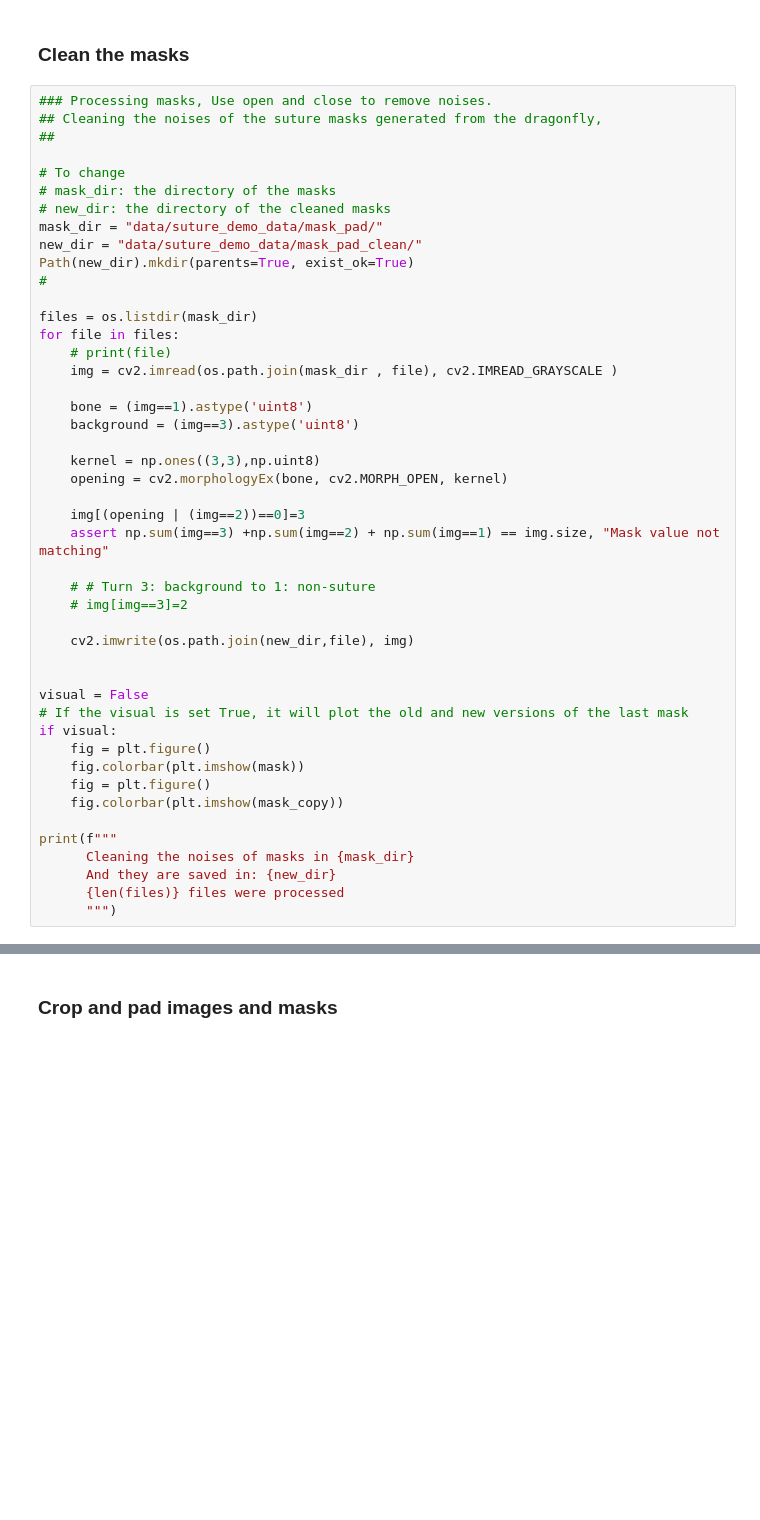
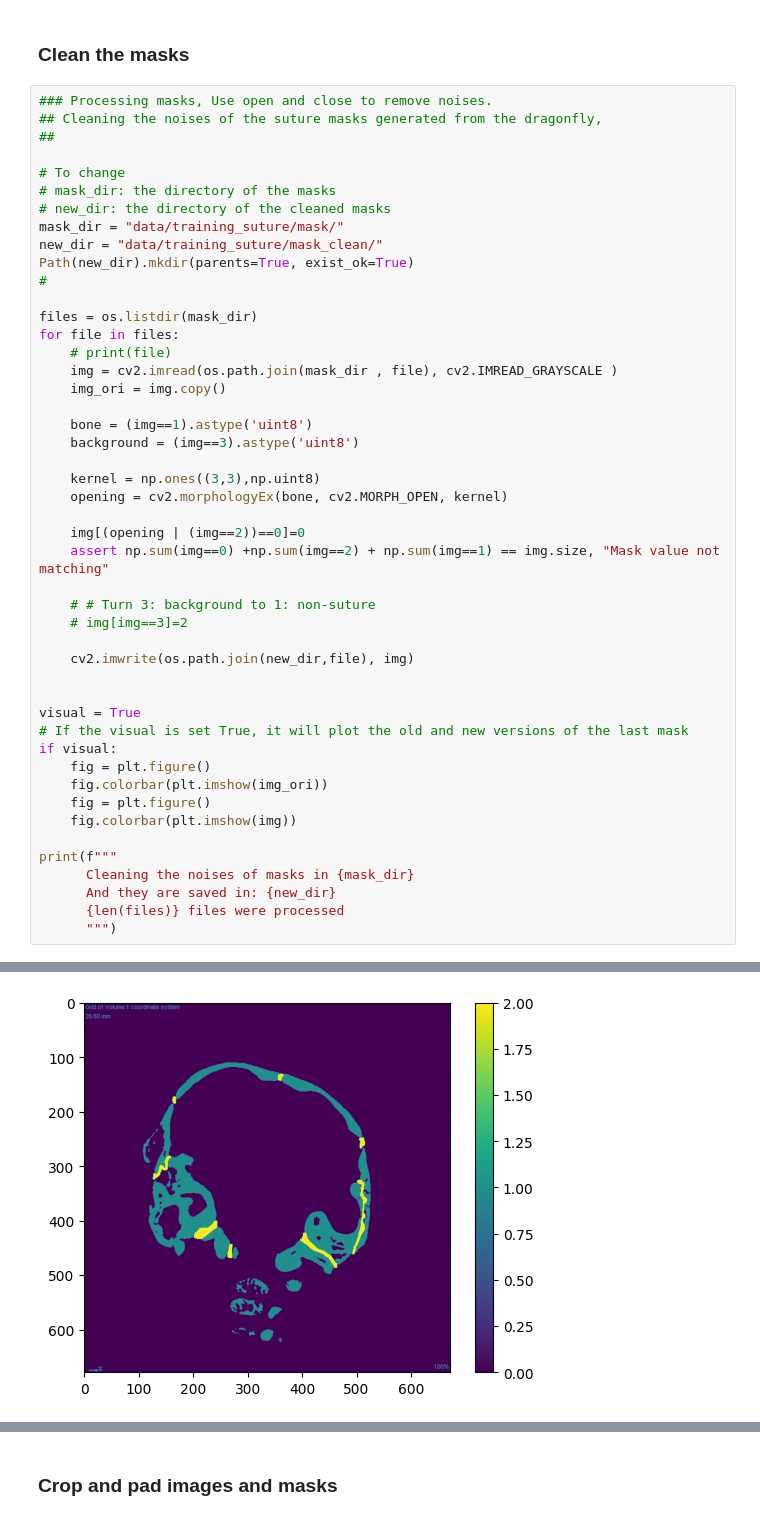
Before and after one commit to EchanHe/suture_dl_pipeline, a Jupyter notebook: process_training_set.ipynb, the cells around one changed output, grey strips where cells are left out. Cells and saved outputs as stored; diff of their text form; blank space fills up the shorter version.

```diff
--- a/process_training_set.ipynb
+++ b/process_training_set.ipynb
@@ -171,8 +178,8 @@ print(f"""
 # To change
 # mask_dir: the directory of the masks
 # new_dir: the directory of the cleaned masks
-mask_dir = "data/suture_demo_data/mask_pad/"
-new_dir = "data/suture_demo_data/mask_pad_clean/"
+mask_dir = "data/training_suture/mask/"
+new_dir = "data/training_suture/mask_clean/"
 Path(new_dir).mkdir(parents=True, exist_ok=True)
 #
 
@@ -180,6 +187,7 @@ files = os.listdir(mask_dir)
 for file in files:
     # print(file)
     img = cv2.imread(os.path.join(mask_dir , file), cv2.IMREAD_GRAYSCALE )
+    img_ori = img.copy()
 
     bone = (img==1).astype('uint8')
     background = (img==3).astype('uint8')
@@ -187,8 +195,8 @@ for file in files:
     kernel = np.ones((3,3),np.uint8)
     opening = cv2.morphologyEx(bone, cv2.MORPH_OPEN, kernel)
 
-    img[(opening | (img==2))==0]=3
-    assert np.sum(img==3) +np.sum(img==2) + np.sum(img==1) == img.size, "Mask value not matching"
+    img[(opening | (img==2))==0]=0
+    assert np.sum(img==0) +np.sum(img==2) + np.sum(img==1) == img.size, "Mask value not matching"
 
     # # Turn 3: background to 1: non-suture
     # img[img==3]=2
@@ -196,16 +204,17 @@ for file in files:
     cv2.imwrite(os.path.join(new_dir,file), img)
 
 
-visual = False
+visual = True
 # If the visual is set True, it will plot the old and new versions of the last mask
 if visual:
     fig = plt.figure()
-    fig.colorbar(plt.imshow(mask))
+    fig.colorbar(plt.imshow(img_ori))
     fig = plt.figure()
-    fig.colorbar(plt.imshow(mask_copy))
+    fig.colorbar(plt.imshow(img))
 
 print(f"""
       Cleaning the noises of masks in {mask_dir}
       And they are saved in: {new_dir}
       {len(files)} files were processed
       """)
+# %% [output]
@@ -211,0 +224 @@ print(f"""
+[figure, added]
```
Also changed, not shown: parts of 6 cells of this notebook, 4 other files.
